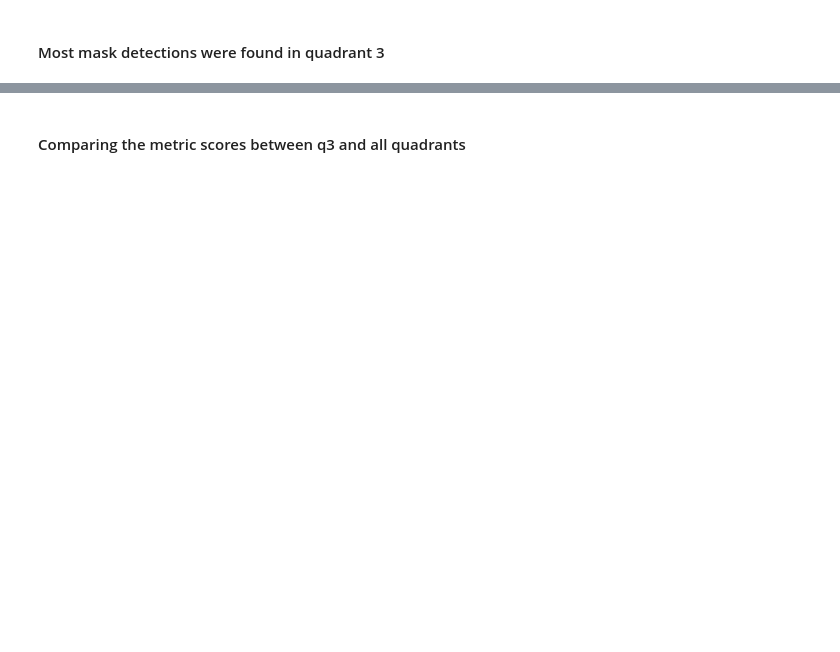
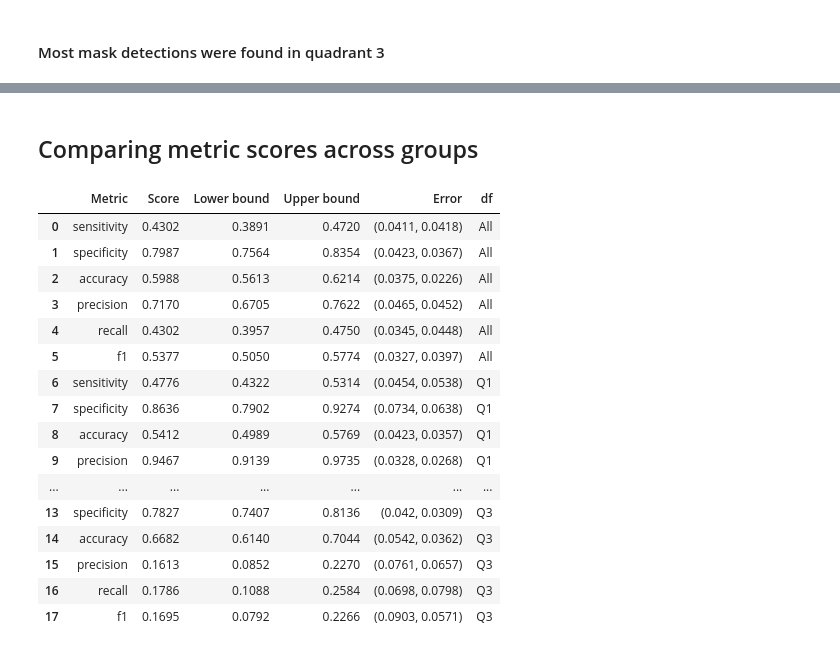
Before and after one commit to guiga004/mask-detection, a Jupyter notebook: mask-detection.ipynb, the cells around one changed output, grey strips where cells are left out. Cells and saved outputs as stored; diff of their text form; code cells hidden in the pictures; blank space fills up the shorter version.

```diff
--- a/mask-detection.ipynb
+++ b/mask-detection.ipynb
@@ -295,4 +324,23 @@ metrics_df_q3
 # %% [markdown]
-#### Comparing the metric scores between q3 and all quadrants
+## Comparing metric scores across groups
 # %%
-df_concat = pd.concat([metrics_df, metrics_df_q3], ignore_index=True)
+df_concat = pd.concat(df_groups, ignore_index=True)
+df_concat
+# %% [output]
+|  | Metric | Score | Lower bound | Upper bound | Error | df |
+| 0 | sensitivity | 0.4302 | 0.3891 | 0.4720 | (0.0411, 0.0418) | All |
+| 1 | specificity | 0.7987 | 0.7564 | 0.8354 | (0.0423, 0.0367) | All |
+| 2 | accuracy | 0.5988 | 0.5613 | 0.6214 | (0.0375, 0.0226) | All |
+| 3 | precision | 0.7170 | 0.6705 | 0.7622 | (0.0465, 0.0452) | All |
+| 4 | recall | 0.4302 | 0.3957 | 0.4750 | (0.0345, 0.0448) | All |
+| 5 | f1 | 0.5377 | 0.5050 | 0.5774 | (0.0327, 0.0397) | All |
+| 6 | sensitivity | 0.4776 | 0.4322 | 0.5314 | (0.0454, 0.0538) | Q1 |
+| 7 | specificity | 0.8636 | 0.7902 | 0.9274 | (0.0734, 0.0638) | Q1 |
+| 8 | accuracy | 0.5412 | 0.4989 | 0.5769 | (0.0423, 0.0357) | Q1 |
+| 9 | precision | 0.9467 | 0.9139 | 0.9735 | (0.0328, 0.0268) | Q1 |
+| ... | ... | ... | ... | ... | ... | ... |
+| 13 | specificity | 0.7827 | 0.7407 | 0.8136 | (0.042, 0.0309) | Q3 |
+| 14 | accuracy | 0.6682 | 0.6140 | 0.7044 | (0.0542, 0.0362) | Q3 |
+| 15 | precision | 0.1613 | 0.0852 | 0.2270 | (0.0761, 0.0657) | Q3 |
+| 16 | recall | 0.1786 | 0.1088 | 0.2584 | (0.0698, 0.0798) | Q3 |
+| 17 | f1 | 0.1695 | 0.0792 | 0.2266 | (0.0903, 0.0571) | Q3 |
```
Also changed, not shown: parts of 22 cells of this notebook.
